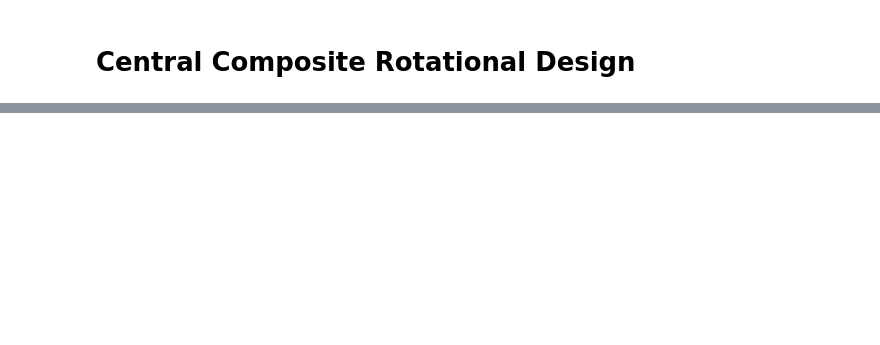
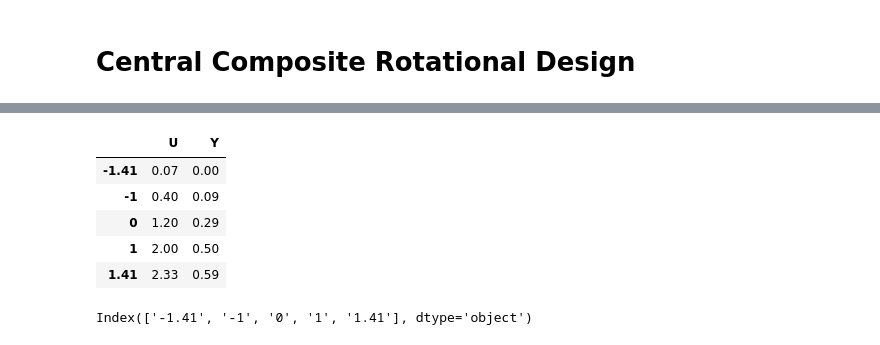
Before and after one commit to properallan/explann, a Jupyter notebook: docs/notebooks/paper_using_explann.ipynb, the cells around one changed output, grey strips where cells are left out. Drawn from its saved outputs; the diff is of its cells as text; code cells hidden in the pictures; blank space fills up the shorter version.

```diff
--- a/docs/notebooks/paper_using_explann.ipynb
+++ b/docs/notebooks/paper_using_explann.ipynb
@@ -217,9 +281,18 @@ ccrm_table
 # %%
-ccrm_levels = StringIO("""
+ccrm_levels = ImportString(data="""
 	-1.41	-1	0	1	1.41
 U	0.07	0.4	1.2	2	2.33
 Y	0	0.09	0.29	0.5	0.59
-""")
-
-ccrm_levels = pd.read_table(ccrm_levels, delimiter='\s+').T
-ccrm_levels
+""", delimiter='\s+')
+ccrm_levels.data.T
+# %% [output]
+|  | U | Y |
+| -1.41 | 0.07 | 0.00 |
+| -1 | 0.40 | 0.09 |
+| 0 | 1.20 | 0.29 |
+| 1 | 2.00 | 0.50 |
+| 1.41 | 2.33 | 0.59 |
+# %%
+ccrm_levels.data.T.index
+# %% [output]
+Index(['-1.41', '-1', '0', '1', '1.41'], dtype='object')
```
Also changed, not shown: parts of 13 cells of this notebook, 12 other files.
